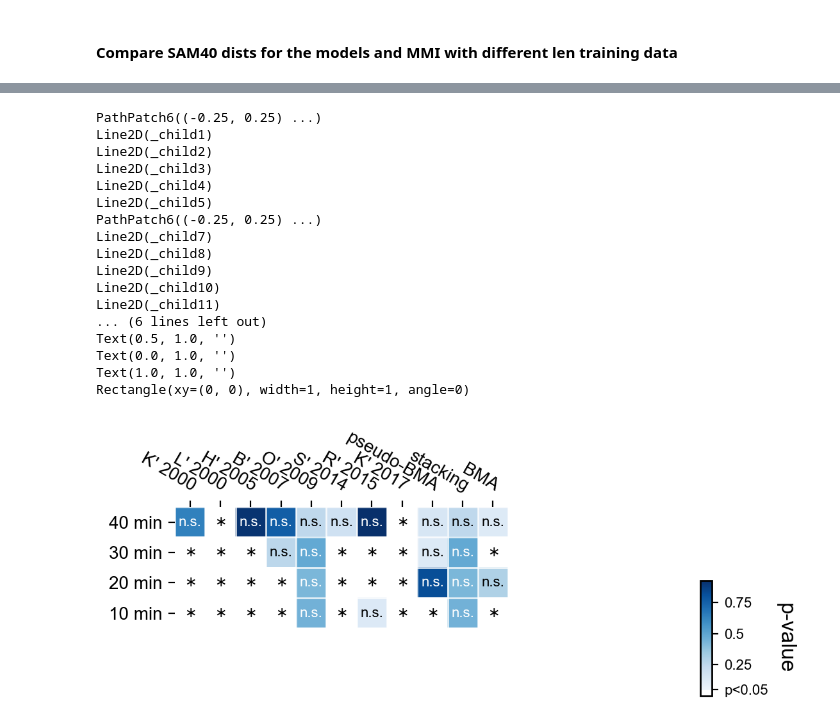
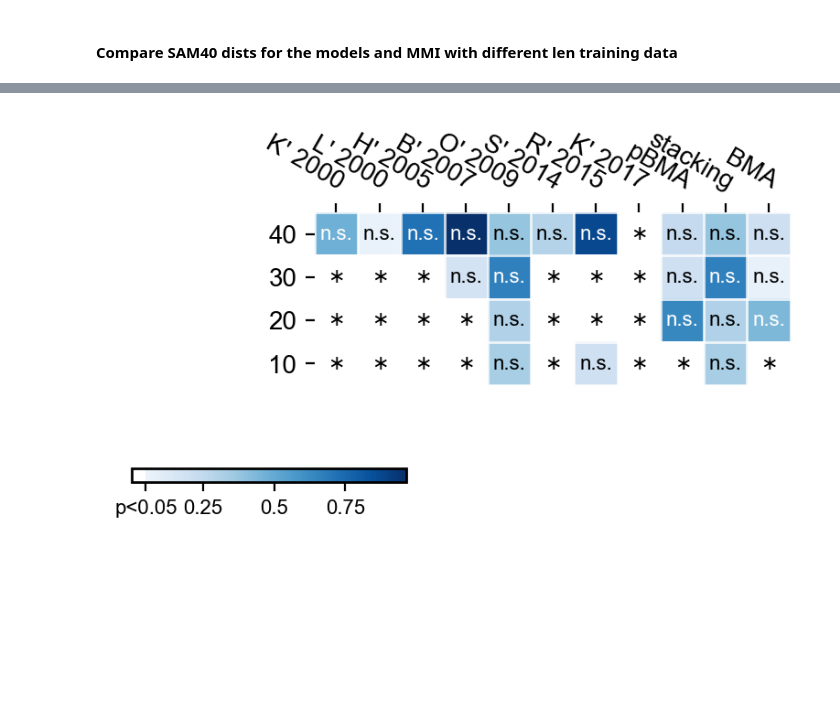
Before and after one commit to RangamaniLabUCSD/multimodel-inference, a Jupyter notebook: src/MAPK/multimodel_inference/multimodel_inf_Keyes_data.ipynb, the cells around one changed output, grey strips where cells are left out. Saved outputs shown, nothing was run; the diff lists cells and outputs as text; code cells hidden in the pictures; blank space fills up the shorter version.

```diff
--- a/src/MAPK/multimodel_inference/multimodel_inf_Keyes_data.ipynb
+++ b/src/MAPK/multimodel_inference/multimodel_inf_Keyes_data.ipynb
@@ -1258,6 +1013,7 @@ dat_df = {'compartment':[], 'model':[],'value':[]}
 dat_ = SAM40_post_pred_samples
 for compartment in dat_.keys():
     for model in dat_[compartment].keys():
+        print(model)
         for val in dat_[compartment][model]:
             dat_df['compartment'].append(compartment)
             dat_df['model'].append(model)
@@ -1293,7 +1049,7 @@ sns.boxplot(data=dat_df, x='model', y='value', hue='compartment', whis=(0.025, 9
             showfliers=False, fliersize=3.0, palette=colors, ax=ax, linewidth=0.75)
 leg = ax.legend(loc='upper left', fontsize=8.0, bbox_to_anchor=(1.0, 1.0), ncol=2)
 leg.remove()
-ax.set_xticks(np.arange(len(dat_df['model'].unique())), display_names+['pseudo-BMA', 'stacking', 'BMA', 'Data'], fontsize=10.0, rotation=90)
+ax.set_xticks(np.arange(len(display_names+['pseudo-BMA', 'stacking', 'BMA', 'Data'])), display_names+['pseudo-BMA', 'stacking', 'BMA', 'Data'], fontsize=10.0, rotation=90)
 ax.set_ylabel('')
 ax.set_xlabel('')
 
@@ -1335,23 +1108 @@ export_legend(leg, '../../../results/MAPK/mmi/Keyes_SAM40_legend.pdf')
 [figure]
-# %%
-
-for artist in artists:
-    print(artist)
-# %% [output]
-PathPatch6((-0.25, 0.25) ...)
-Line2D(_child1)
-Line2D(_child2)
-Line2D(_child3)
-Line2D(_child4)
-Line2D(_child5)
-PathPatch6((-0.25, 0.25) ...)
-Line2D(_child7)
-Line2D(_child8)
-Line2D(_child9)
-Line2D(_child10)
-Line2D(_child11)
-... (6 lines left out)
-Text(0.5, 1.0, '')
-Text(0.0, 1.0, '')
-Text(1.0, 1.0, '')
-Rectangle(xy=(0, 0), width=1, height=1, angle=0)
@@ -1365,6 +1109,13 @@ new_blue = LinearSegmentedColormap.from_list('new_blue', col_list)
 # %%
+# cmap = mpl.colormaps['Blues'].resampled(256)
+cutoff=0.05
+cmap_big = mpl.colormaps['Blues'].resampled(512)
+col_list = cmap_big(np.linspace(0, 1.0, 512))
+col_list[np.linspace(0, 1.0, 512)<cutoff] = (1.0,1.0,1.0,1.0) #cmap_big(0)
+new_blue = LinearSegmentedColormap.from_list('new_blue', col_list)
+
 def heatmap(data, row_labels, col_labels, ax=None,
-            cbar_kw=None, cbarlabel="", grid_col='w', **kwargs):
+            cbar_kw=None, cbarlabel="", grid_col='w', axis_fontsize=11,  **kwargs):
     """
     Create a heatmap from a numpy array and two lists of labels.
 
@@ -1401,8 +1152,8 @@ def heatmap(data, row_labels, col_labels, ax=None,
     cbar.ax.set_ylabel(cbarlabel, rotation=-90, va="bottom")
 
     # Show all ticks and label them with the respective list entries.
-    ax.set_xticks(np.arange(data.shape[1]), labels=col_labels)
-    ax.set_yticks(np.arange(data.shape[0]), labels=row_labels)
+    ax.set_xticks(np.arange(data.shape[1]), labels=col_labels, fontsize=axis_fontsize)
+    ax.set_yticks(np.arange(data.shape[0]), labels=row_labels, fontsize=axis_fontsize)
 
     # Let the horizontal axes labeling appear on top.
     ax.tick_params(top=True, bottom=False,
@@ -1497,9 +1248,9 @@ def fmt_func(x, cutoff):
 fmt_func_use = lambda x, pos: fmt_func(x, cutoff)
 
 fig, ax = get_sized_fig_ax(2.6,1.0)
-im, cbar = heatmap(stats_cyto, ['40 min', '30 min', '20 min', '10 min'],
-         display_names+['pseudo-BMA', 'stacking', 'BMA'], ax=ax,
-            cbar_kw={'aspect':10, 'shrink':0.15, 'panchor':False, 'anchor':(0, 0),}, cbarlabel="p-value", cmap=new_blue)
+im, cbar = heatmap(stats_cyto, ['40', '30', '20', '10'],
+         display_names+['pBMA', 'stacking', 'BMA'], ax=ax,
+            cbar_kw={'aspect':20, 'shrink':0.25, 'panchor':False, 'anchor':(0, 0),'orientation':'horizontal'}, cmap=new_blue, axis_fontsize=10.0)
 
 cbar.set_ticks([cutoff, 0.25, 0.5, 0.75])
 cbar.set_ticklabels([r'p<0.05', '0.25', '0.5', '0.75'], fontsize=8.0)
@@ -1510,37 +1261,37 @@ fig.savefig('../../../results/MAPK/mmi/Keyes_SAM40_CYTO_testing_pval.pdf', trans
 
 stats_pm = []
 for time_dat in test_stats_pm.values():
     stats_pm.append(list(time_dat.values()))
 stats_pm = np.array(stats_pm)
 
 fig, ax = get_sized_fig_ax(2.6,1.0)
-im, cbar = heatmap(stats_pm, ['40 min', '30 min', '20 min', '10 min'],
-         display_names+['pseudo-BMA', 'stacking', 'BMA'], ax=ax,
-            cbar_kw={'aspect':10, 'shrink':0.15, 'panchor':False, 'anchor':(0, 0),}, cbarlabel="p-value", cmap=new_blue)
+im, cbar = heatmap(stats_pm, ['40', '30', '20', '10'],
+         display_names+['pBMA', 'stacking', 'BMA'], ax=ax,
+            cbar_kw={'aspect':20, 'shrink':0.25, 'panchor':False, 'anchor':(0, 0),'orientation':'horizontal'}, cmap=new_blue, axis_fontsize=10.0)
 
 cbar.set_ticks([cutoff, 0.25, 0.5, 0.75])
 cbar.set_ticklabels([r'p<0.05', '0.25', '0.5', '0.75'], fontsize=8.0)
 
 text = annotate_heatmap(im, valfmt=mpl.ticker.FuncFormatter(fmt_func_use), fontsize=8.0, threshold=0.4)
 
 fig.savefig('../../../results/MAPK/mmi/Keyes_SAM40_PM_testing_pval.pdf', transparent=True)
 
 
 stats_compare = []
 for time_dat in test_stats_cyto_pm.values():
     stats_compare.append(list(time_dat.values()))
 stats_compare = np.array(stats_compare)
 
 fig, ax = get_sized_fig_ax(2.6,1.0)
-im, cbar = heatmap(stats_compare, ['40 min', '30 min', '20 min', '10 min'],
-         display_names+['pseudo-BMA', 'stacking', 'BMA'], ax=ax,
-            cbar_kw={'aspect':10, 'shrink':0.15, 'panchor':False, 'anchor':(0, 0),}, cbarlabel="p-value", cmap=new_blue)
+im, cbar = heatmap(stats_compare, ['40', '30', '20', '10'],
+         display_names+['pBMA', 'stacking', 'BMA'], ax=ax,
+            cbar_kw={'aspect':20, 'shrink':0.25, 'panchor':False, 'anchor':(0, 0),'orientation':'horizontal'}, cmap=new_blue, axis_fontsize=10.0)
 
 cbar.set_ticks([cutoff, 0.25, 0.5])
 cbar.set_ticklabels([r'p<0.05', '0.25', '0.5'], fontsize=8.0)
 
 text = annotate_heatmap(im, valfmt=mpl.ticker.FuncFormatter(fmt_func_use), fontsize=8.0, threshold=0.4)
 
 fig.savefig('../../../results/MAPK/mmi/Keyes_SAM40_CYTO-PM_compare_pval.pdf', transparent=True)
 # %% [output]
-[figure, old version]
+[figure, new version]
```
Also changed, not shown: parts of 19 cells of this notebook, 2 other files.
